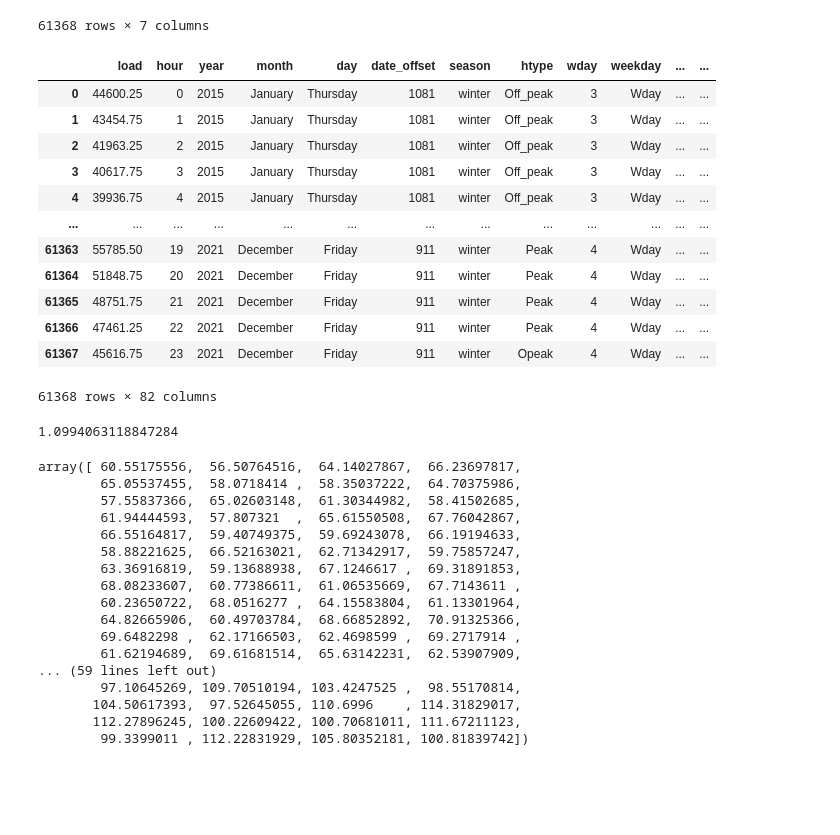
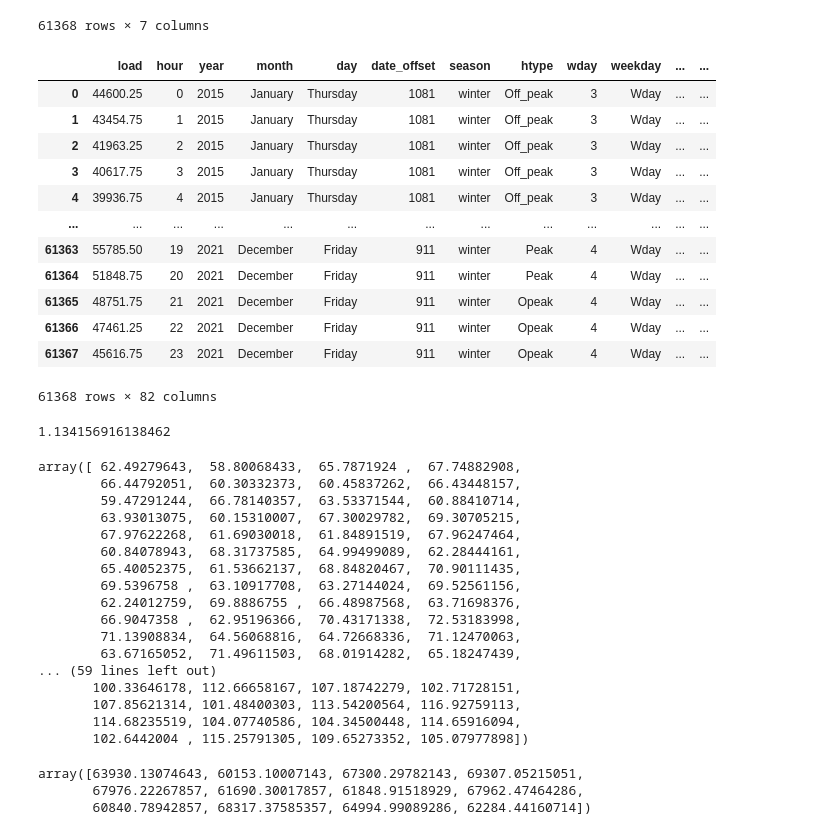
Before and after one commit to aliciabassiere/mfg_elec, a Jupyter notebook: demand_estimation.ipynb, the cells around one changed output. Saved outputs shown, nothing was run; the diff lists cells and outputs as text; code cells hidden in the pictures; blank space fills up the shorter version.

```diff
--- a/demand_estimation.ipynb
+++ b/demand_estimation.ipynb
@@ -42,7 +42,7 @@ demand_df
 61368 rows × 7 columns
 # %%
 
-demand_df['htype'] = pd.cut(demand_df['hour'], [0, 7, 12, 18, 22, 23], labels=['Off_peak', 'Peak', 'Off_peak', 'Peak', 'Opeak'], ordered=False, include_lowest=True)
+demand_df['htype'] = pd.cut(demand_df['hour'], [0, 7, 12, 18, 20, 23], labels=['Off_peak', 'Peak', 'Off_peak', 'Peak', 'Opeak'], ordered=False, include_lowest=True)
 demand_df['wday'] = demand_df.index.weekday.values
 demand_df['weekday'] = pd.cut(demand_df['wday'], [0, 4, 6], labels=['Wday', 'Wend'], ordered=False, include_lowest=True)
 demand_df['wh'] = demand_df['weekday'].astype(str) + "_" + demand_df['htype'].astype(str)
@@ -73,35 +73,35 @@ demand_df = pd.merge(demand_df, day_dummies, left_index=True, right_index=True)
 demand_df = pd.merge(demand_df, month_dummies, left_index=True, right_index=True)
 demand_df = pd.merge(demand_df, hour_dummies, left_index=True, right_index=True)
 
 # Add holiday data
 holiday_dates = list(holidays.DE(years=demand_df['year'].unique()).keys())
 holiday_hours = pd.date_range(start=min(holiday_dates), end=max(holiday_dates) + pd.DateOffset(days=1), freq='h')
 holidays_date = pd.DataFrame(holiday_hours, columns=['date_column'])
 holidays_date['holiday'] = holidays_date['date_column'].dt.date.isin(holiday_dates)
 holidays_date['date_column'] = pd.to_datetime(holidays_date['date_column'], utc=True)
 demand_df = pd.merge(demand_df, holidays_date, how='left')
 demand_df['holiday'] = demand_df['holiday'].fillna(0)
 holidays_dummies = pd.get_dummies(demand_df['holiday'], prefix='holidays')
 
 # Merge all dummy variables into the original dataframe using pd.merge
 
 demand_df = pd.merge(demand_df, holidays_dummies, left_index=True, right_index=True)
 demand_df['time'] = range(len(demand_df))
 demand_df['covid'] = demand_df['spring']*demand_df['year_2020']
 
 demand_df
 # %% [output]
 |  | load | hour | year | month | day | date_offset | season | htype | wday | weekday | ... | ... |
 | 0 | 44600.25 | 0 | 2015 | January | Thursday | 1081 | winter | Off_peak | 3 | Wday | ... | ... |
 | 1 | 43454.75 | 1 | 2015 | January | Thursday | 1081 | winter | Off_peak | 3 | Wday | ... | ... |
 | 2 | 41963.25 | 2 | 2015 | January | Thursday | 1081 | winter | Off_peak | 3 | Wday | ... | ... |
 | 3 | 40617.75 | 3 | 2015 | January | Thursday | 1081 | winter | Off_peak | 3 | Wday | ... | ... |
 | 4 | 39936.75 | 4 | 2015 | January | Thursday | 1081 | winter | Off_peak | 3 | Wday | ... | ... |
 | ... | ... | ... | ... | ... | ... | ... | ... | ... | ... | ... | ... | ... |
 | 61363 | 55785.50 | 19 | 2021 | December | Friday | 911 | winter | Peak | 4 | Wday | ... | ... |
 | 61364 | 51848.75 | 20 | 2021 | December | Friday | 911 | winter | Peak | 4 | Wday | ... | ... |
-| 61365 | 48751.75 | 21 | 2021 | December | Friday | 911 | winter | Peak | 4 | Wday | ... | ... |
-| 61366 | 47461.25 | 22 | 2021 | December | Friday | 911 | winter | Peak | 4 | Wday | ... | ... |
+| 61365 | 48751.75 | 21 | 2021 | December | Friday | 911 | winter | Opeak | 4 | Wday | ... | ... |
+| 61366 | 47461.25 | 22 | 2021 | December | Friday | 911 | winter | Opeak | 4 | Wday | ... | ... |
 | 61367 | 45616.75 | 23 | 2021 | December | Friday | 911 | winter | Opeak | 4 | Wday | ... | ... |
 61368 rows × 82 columns
 # %%
@@ -116,26 +116,30 @@ mean_load_by_month = np.array(filtered_demand_peak.groupby('month')['load'].mean
 T = 25
 np.vstack([mean_load_by_month * 1.023**t for t in range(T)]).reshape(len(mean_load_by_month)*T)/1000
 # %% [output]
-1.0994063118847284
+1.134156916138462
-array([ 60.55175556,  56.50764516,  64.14027867,  66.23697817,
-        65.05537455,  58.0718414 ,  58.35037222,  64.70375986,
-        57.55837366,  65.02603148,  61.30344982,  58.41502685,
-        61.94444593,  57.807321  ,  65.61550508,  67.76042867,
-        66.55164817,  59.40749375,  59.69243078,  66.19194633,
-        58.88221625,  66.52163021,  62.71342917,  59.75857247,
-        63.36916819,  59.13688938,  67.1246617 ,  69.31891853,
-        68.08233607,  60.77386611,  61.06535669,  67.7143611 ,
-        60.23650722,  68.0516277 ,  64.15583804,  61.13301964,
-        64.82665906,  60.49703784,  68.66852892,  70.91325366,
-        69.6482298 ,  62.17166503,  62.4698599 ,  69.2717914 ,
-        61.62194689,  69.61681514,  65.63142231,  62.53907909,
+array([ 62.49279643,  58.80068433,  65.7871924 ,  67.74882908,
+        66.44792051,  60.30332373,  60.45837262,  66.43448157,
+        59.47291244,  66.78140357,  63.53371544,  60.88410714,
+        63.93013075,  60.15310007,  67.30029782,  69.30705215,
+        67.97622268,  61.69030018,  61.84891519,  67.96247464,
+        60.84078943,  68.31737585,  64.99499089,  62.28444161,
+        65.40052375,  61.53662137,  68.84820467,  70.90111435,
+        69.5396758 ,  63.10917708,  63.27144024,  69.52561156,
+        62.24012759,  69.8886755 ,  66.48987568,  63.71698376,
+        66.9047358 ,  62.95196366,  70.43171338,  72.53183998,
+        71.13908834,  64.56068816,  64.72668336,  71.12470063,
+        63.67165052,  71.49611503,  68.01914282,  65.18247439,
 ... (59 lines left out)
-        97.10645269, 109.70510194, 103.4247525 ,  98.55170814,
-       104.50617393,  97.52645055, 110.6996    , 114.31829017,
-       112.27896245, 100.22609422, 100.70681011, 111.67211123,
-        99.3399011 , 112.22831929, 105.80352181, 100.81839742])
+       100.33646178, 112.66658167, 107.18742279, 102.71728151,
+       107.85621314, 101.48400303, 113.54200564, 116.92759113,
+       114.68235519, 104.07740586, 104.34500448, 114.65916094,
+       102.6442004 , 115.25791305, 109.65273352, 105.07977898])
 # %%
 mean_load_by_month*1.023
+# %% [output]
+array([63930.13074643, 60153.10007143, 67300.29782143, 69307.05215051,
+       67976.22267857, 61690.30017857, 61848.91518929, 67962.47464286,
+       60840.78942857, 68317.37585357, 64994.99089286, 62284.44160714])
 # %%
 ### Ancienne estimation
 
```
Also changed, not shown: parts of 8 cells of this notebook, 49 other files.
